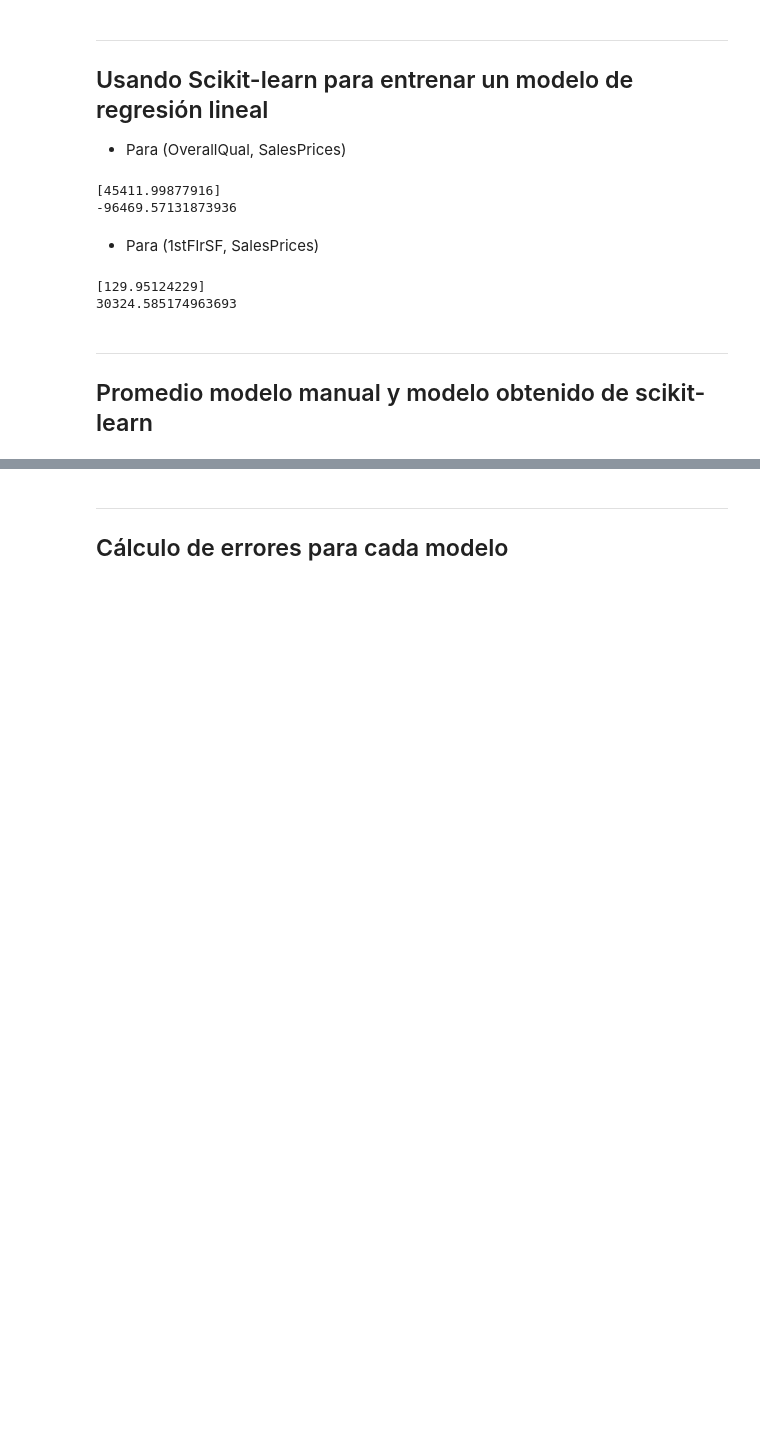
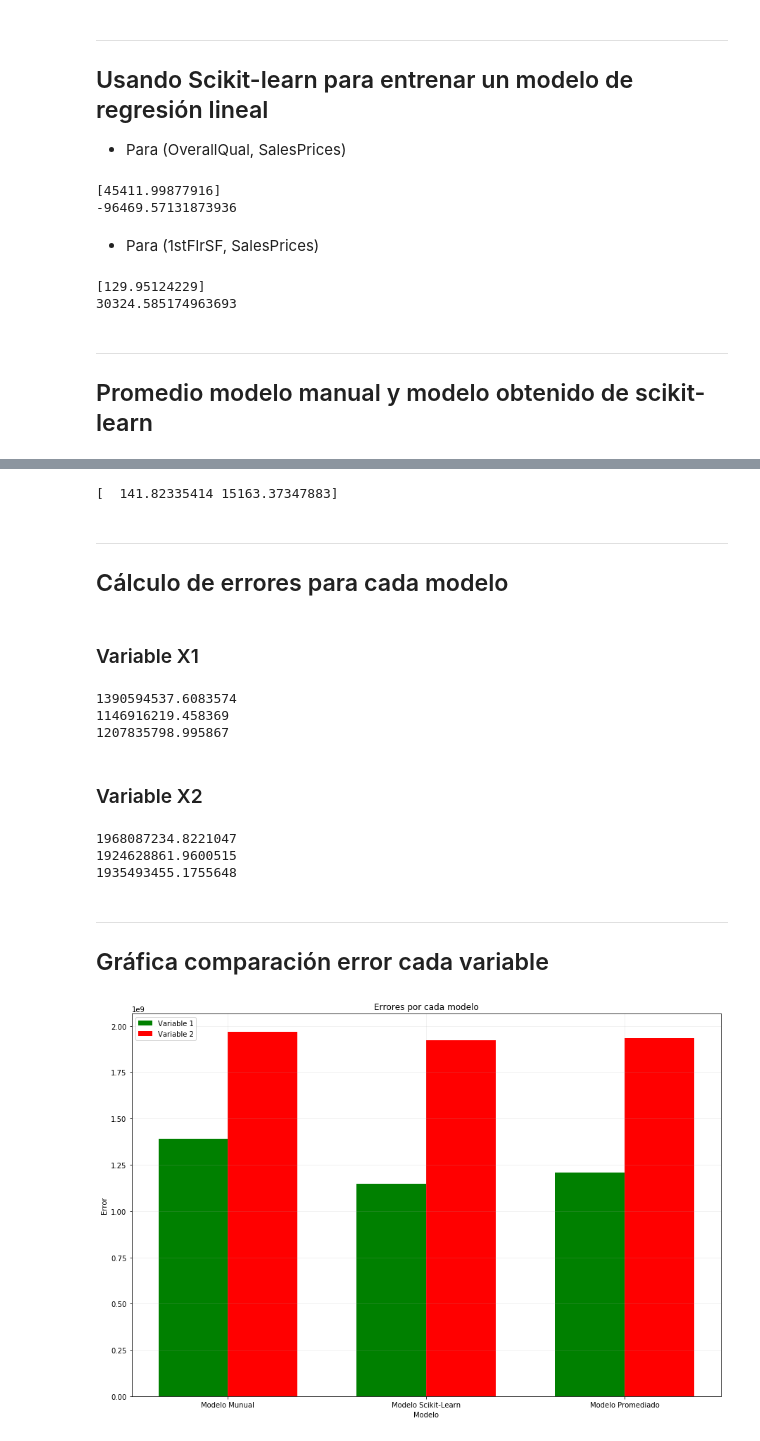
Before and after one commit to Kazeazul/Python-for-Data-Science, a Jupyter notebook: Proyecto/Proyecto.ipynb, the cells around one changed output, grey strips where cells are left out. Cells and saved outputs as stored; diff of their text form; code cells hidden in the pictures; blank space fills up the shorter version.

```diff
--- a/Proyecto/Proyecto.ipynb
+++ b/Proyecto/Proyecto.ipynb
@@ -304,3 +319,59 @@ def predicciones(modelo_manual, modelo_scikit, X, Y):
+# %%
+r_x2 = resultado_x2[len(resultado_x2)-1]
+s_x2 = np.array((model_2.coef_[0], model_2.intercept_))
+
+mm_x2, ms_x2, mp_x2 = predicciones(r_x2, s_x2)
+print(mp_x2)
+# %% [output]
+[  141.82335414 15163.37347883]
 # %% [markdown]
 ***
 ## Cálculo de errores para cada modelo
+# %%
+def errores(x_train, y_train, mm, ms, mp):
+    shape_X = x_train.shape
+    X = np.ones((shape_X[0],2))
+    X[::,0] *= x_train
+    error_mm = 0.5 * np.mean((np.matmul(X, mm) - y_train)**2)
+    error_ms = 0.5 * np.mean((np.matmul(X, ms) - y_train)**2)
+    error_mp = 0.5 * np.mean((np.matmul(X, mp) - y_train)**2)
+    return error_mm, error_ms, error_mp
+# %% [markdown]
+### Variable X1
+# %%
+error_mm1, error_ms1, error_mp1 = errores(data_train[::,1], data_train[::,0], mm_x1, ms_x1, mp_x1)
+print(error_mm1)
+print(error_ms1)
+print(error_mp1)
+# %% [output]
+1390594537.6083574
+1146916219.458369
+1207835798.995867
+# %% [markdown]
+### Variable X2
+# %%
+error_mm2, error_ms2, error_mp2 = errores(data_train[::,2], data_train[::,0], mm_x2, ms_x2, mp_x2)
+print(error_mm2)
+print(error_ms2)
+print(error_mp2)
+# %% [output]
+1968087234.8221047
+1924628861.9600515
+1935493455.1755648
+# %% [markdown]
+***
+## Gráfica comparación error cada variable
+# %%
+fig = plt.figure(figsize = (15,10))
+index = np.arange(3)
+plt.bar(index, (error_mm1, error_ms1, error_mp1), 0.35, color='g', label = "Variable 1")
+plt.bar(index + 0.35, (error_mm2, error_ms2, error_mp2), 0.35, color='r', label = "Variable 2")
+plt.xlabel('Modelo')
+plt.ylabel('Error')
+plt.title('Errores por cada modelo')
+plt.xticks(index+0.175, ('Modelo Munual', 'Modelo Scikit-Learn', 'Modelo Promediado'))
+plt.legend()
+plt.grid(alpha = 0.2)
+plt.show()
+# %% [output]
+[figure, added]
```
Also changed, not shown: parts of 14 cells of this notebook.
